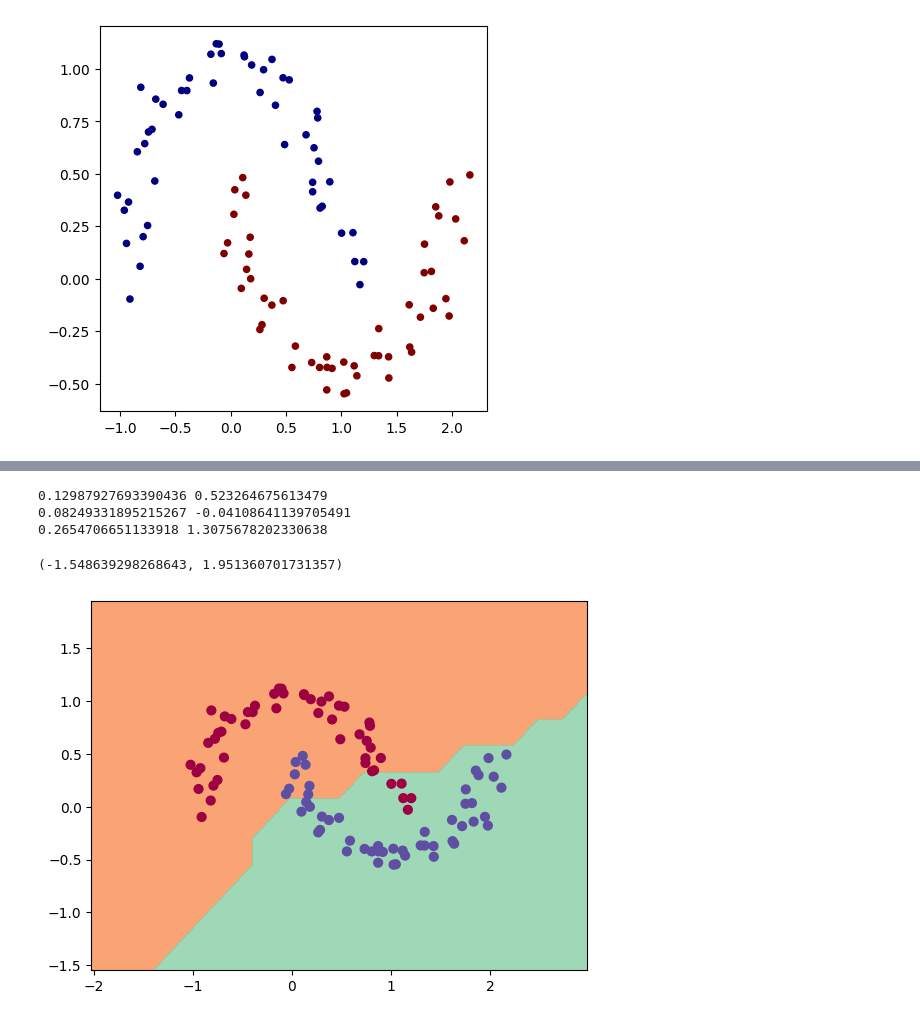
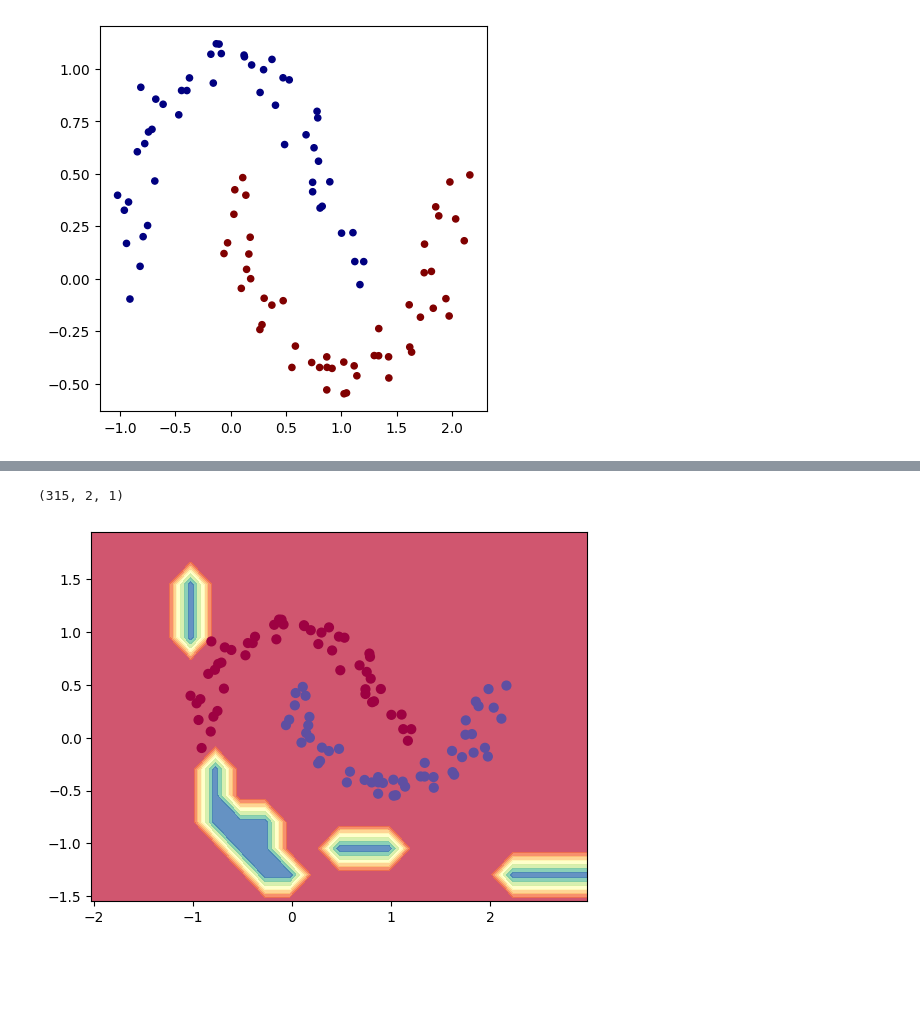
Before and after one commit to Molten-Ice/SimpleGrad, a Jupyter notebook: demo.ipynb, the cells around one changed output, grey strips where cells are left out. Drawn from its saved outputs; the diff is of its cells as text; code cells hidden in the pictures; blank space fills up the shorter version.

```diff
--- a/demo.ipynb
+++ b/demo.ipynb
@@ -118,29 +117,0 @@ array([[[-8.84280742]],
-# %%
-for layer in model.layers:
-    print(layer.w.data.data.mean(), layer.b.data.data.mean())
-# %% [output]
-0.12987927693390436 0.523264675613479
-0.08249331895215267 -0.04108641139705491
-0.2654706651133918 1.3075678202330638
-# %%
-# visualize decision boundary
-
-h = 0.25
-x_min, x_max = X[:, 0].min() - 1, X[:, 0].max() + 1
-y_min, y_max = X[:, 1].min() - 1, X[:, 1].max() + 1
-xx, yy = np.meshgrid(np.arange(x_min, x_max, h),
-                     np.arange(y_min, y_max, h))
-Xmesh = np.c_[xx.ravel(), yy.ravel()]
-inputs = [list(map(Value, xrow)) for xrow in Xmesh]
-scores = list(map(model, inputs))
-Z = np.array([s.data > 0 for s in scores])
-Z = Z.reshape(xx.shape)
-
-fig = plt.figure()
-plt.contourf(xx, yy, Z, cmap=plt.cm.Spectral, alpha=0.8)
-plt.scatter(X[:, 0], X[:, 1], c=y, s=40, cmap=plt.cm.Spectral)
-plt.xlim(xx.min(), xx.max())
-plt.ylim(yy.min(), yy.max())
-# %% [output]
-(-1.548639298268643, 1.951360701731357)
-[figure, removed]
@@ -149,0 +118,5 @@ plt.ylim(yy.min(), yy.max())
+# %%
+plot_decision_boundary(model)
+# %% [output]
+(315, 2, 1)
+[figure, added]
```
Also changed, not shown: parts of 8 cells of this notebook, 2 other files.
